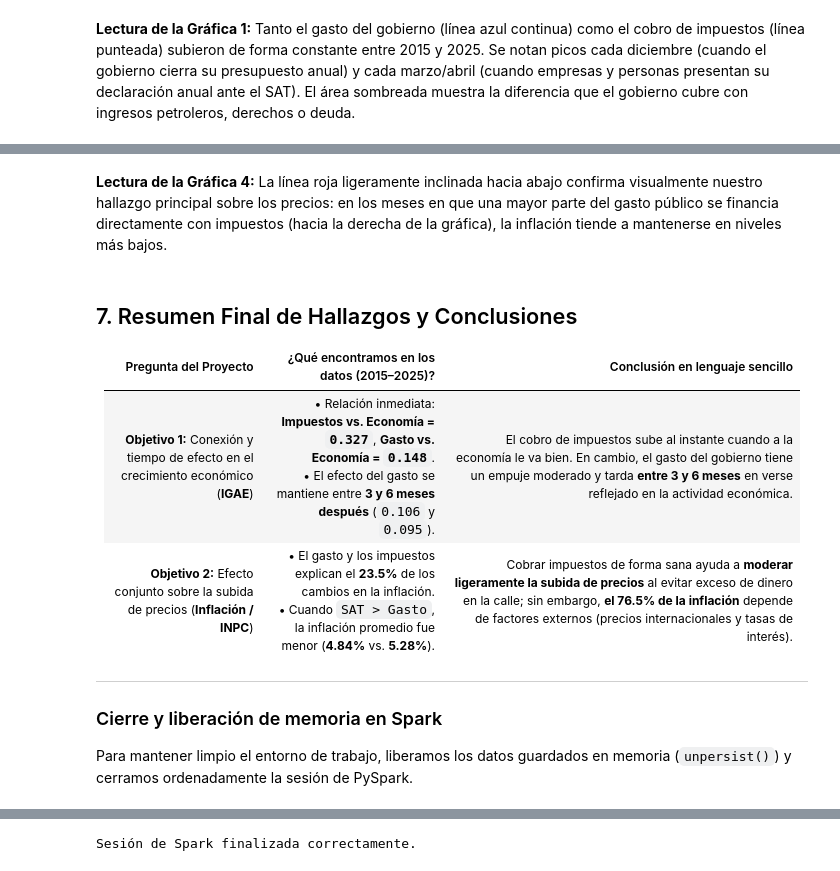
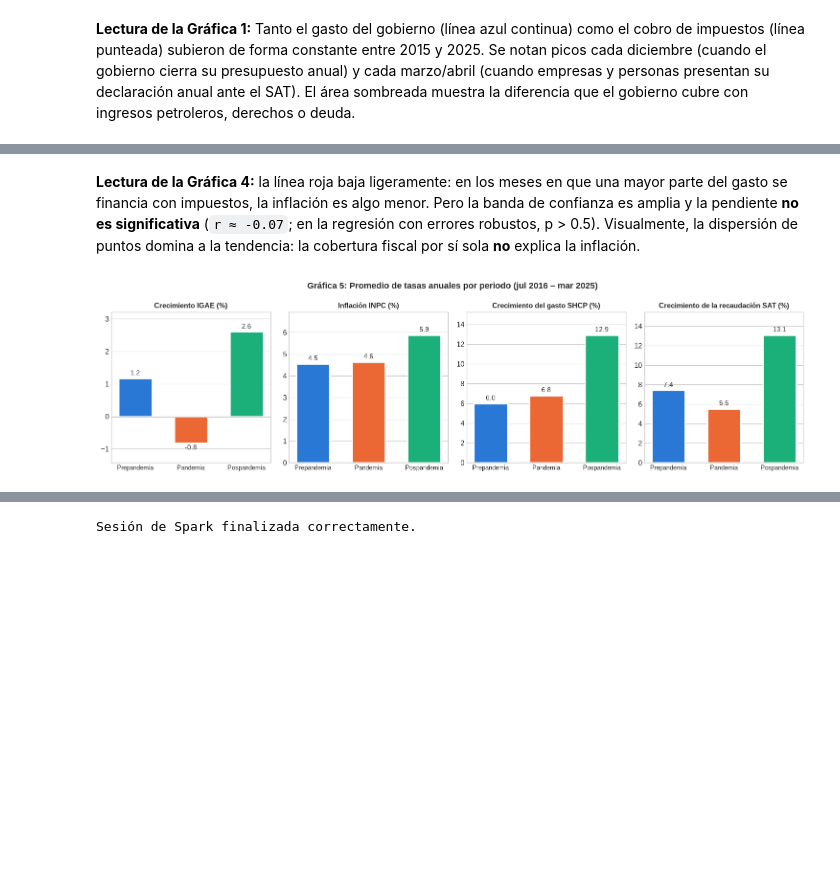
Before and after one commit to lunatix/Integrador-PGBD-26A, a Jupyter notebook: notebooks/02_analisis_dataset_maestro_final.ipynb, the cells around one changed output, grey strips where cells are left out. Cells and saved outputs as stored; diff of their text form; code cells hidden in the pictures; blank space fills up the shorter version.

```diff
--- a/notebooks/02_analisis_dataset_maestro_final.ipynb
+++ b/notebooks/02_analisis_dataset_maestro_final.ipynb
@@ -525,14 +851,26 @@ plt.show()
-# %% [markdown]
-**Lectura de la Gráfica 4:** La línea roja ligeramente inclinada hacia abajo confirma visualmente nuestro hallazgo principal sobre los precios: en los meses en que una mayor parte del gasto público se financia directamente con impuestos (hacia la derecha de la gráfica), la inflación tiende a mantenerse en niveles más bajos.
-# %% [markdown]
-## 7. Resumen Final de Hallazgos y Conclusiones
-
-| Pregunta del Proyecto | ¿Qué encontramos en los datos (2015–2025)? | Conclusión en lenguaje sencillo |
-| :--- | :--- | :--- |
-| **Objetivo 1:** Conexión y tiempo de efecto en el crecimiento económico (**IGAE**) | • Relación inmediata: **Impuestos vs. Economía = `0.327`**, **Gasto vs. Economía = `0.148`**.<br>• El efecto del gasto se mantiene entre **3 y 6 meses después** (`0.106` y `0.095`). | El cobro de impuestos sube al instante cuando a la economía le va bien. En cambio, el gasto del gobierno tiene un empuje moderado y tarda **entre 3 y 6 meses** en verse reflejado en la actividad económica. |
-| **Objetivo 2:** Efecto conjunto sobre la subida de precios (**Inflación / INPC**) | • El gasto y los impuestos explican el **23.5%** de los cambios en la inflación.<br>• Cuando `SAT > Gasto`, la inflación promedio fue menor (**4.84%** vs. **5.28%**). | Cobrar impuestos de forma sana ayuda a **moderar ligeramente la subida de precios** al evitar exceso de dinero en la calle; sin embargo, **el 76.5% de la inflación** depende de factores externos (precios internacionales y tasas de interés). |
-
----
-
-### Cierre y liberación de memoria en Spark
-Para mantener limpio el entorno de trabajo, liberamos los datos guardados en memoria (`unpersist()`) y cerramos ordenadamente la sesión de PySpark.
+# %% [markdown]
+**Lectura de la Gráfica 4:** la línea roja baja ligeramente: en los meses en que una mayor parte del gasto se financia con impuestos, la inflación es algo menor. Pero la banda de confianza es amplia y la pendiente **no es significativa** (`r ≈ -0.07`; en la regresión con errores robustos, p > 0.5). Visualmente, la dispersión de puntos domina a la tendencia: la cobertura fiscal por sí sola **no** explica la inflación.
+# %%
+# Gráfica 5: Promedios por periodo (small multiples, un eje por indicador)
+colores_periodo = ['#2a78d6', '#eb6834', '#1baf7a']  # azul, naranja, aqua: orden categorical fijo
+indicadores = [
+    ('igae_prom_pct', 'Crecimiento IGAE (%)'),
+    ('inflacion_prom_pct', 'Inflación INPC (%)'),
+    ('gasto_var_prom_pct', 'Crecimiento del gasto SHCP (%)'),
+    ('sat_var_prom_pct', 'Crecimiento de la recaudación SAT (%)'),
+]
+fig, axes = plt.subplots(1, 4, figsize=(15, 4.2), sharey=False)
+etiquetas = [p.split('. ')[1] for p in pdf_periodos.periodo]
+for ax, (col, titulo) in zip(axes, indicadores):
+    barras = ax.bar(etiquetas, pdf_periodos[col], color=colores_periodo, width=0.6, edgecolor='white', linewidth=2)
+    ax.bar_label(barras, fmt='%.1f', padding=3, fontsize=10, color='#333333')
+    ax.axhline(0, color='#555555', linewidth=0.8)
+    ax.set_title(titulo, fontsize=11, fontweight='bold')
+    ax.tick_params(axis='x', labelsize=9)
+    ax.grid(axis='x', visible=False)
+    ax.margins(y=0.18)
+fig.suptitle('Gráfica 5: Promedio de tasas anuales por periodo (jul 2016 – mar 2025)', fontsize=13, fontweight='bold')
+plt.tight_layout()
+plt.show()
+# %% [output]
+[figure, added]
```
Also changed, not shown: parts of 43 cells of this notebook.
